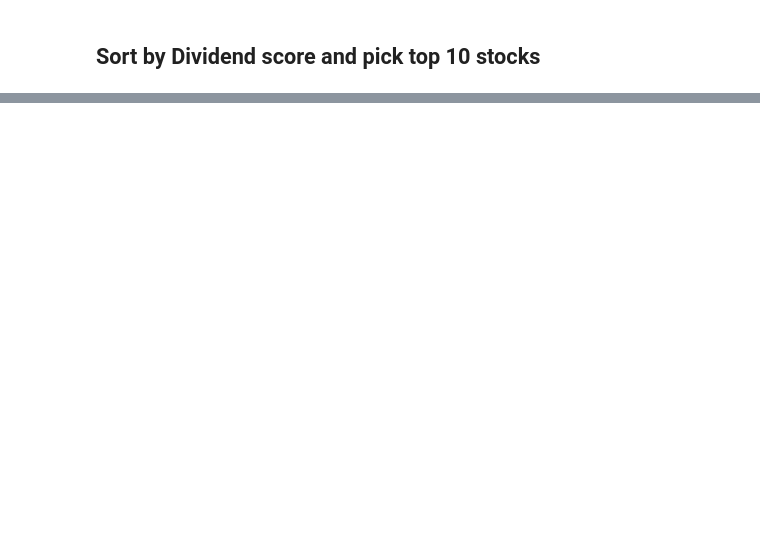
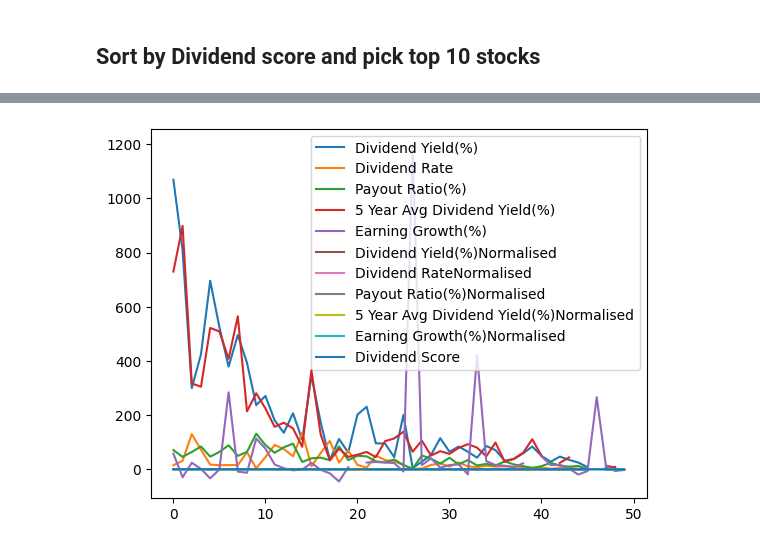
Before and after one commit to panda-eye-dev/STOCK-PORTFOLIO-ANALYSIS, a Jupyter notebook: dividend_based_investing.ipynb, the cells around one changed output, grey strips where cells are left out. Drawn from its saved outputs; the diff is of its cells as text; code cells hidden in the pictures; blank space fills up the shorter version.

```diff
--- a/dividend_based_investing.ipynb
+++ b/dividend_based_investing.ipynb
@@ -127,3 +127,9 @@ df.head(10)
 | 7 | BPCL.NS | 496.0 | 15.5 | 49.660000 | 565.0 | -8.4 | ... |
 | 8 | INFY.NS | 393.0 | 63.0 | 64.440000 | 214.0 | -12.7 | ... |
 | 9 | TATASTEEL.NS | 237.0 | 3.6 | 131.390000 | 281.0 | 113.6 | ... |
+# %%
+import matplotlib
+
+axs = df.plot()
+# %% [output]
+[figure, added]
```
Also changed, not shown: 2 other files.
